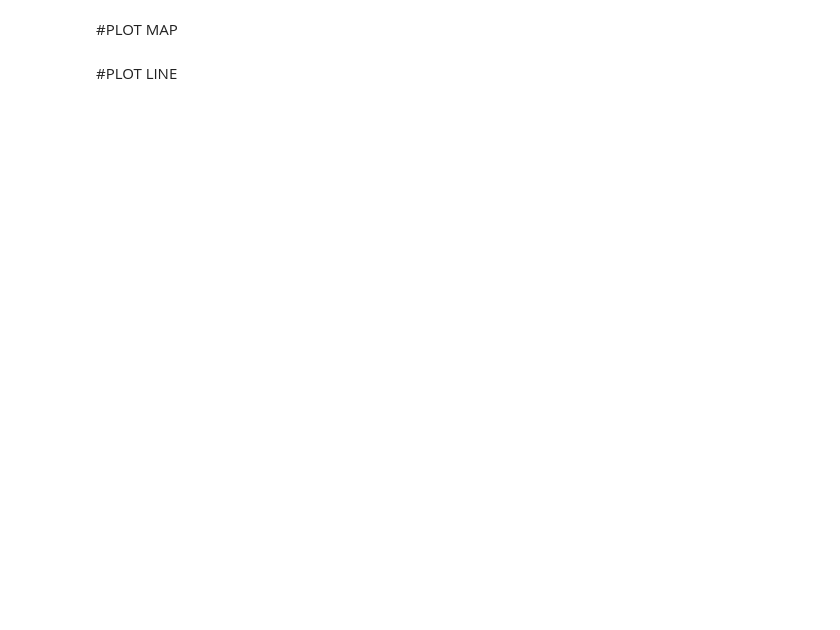
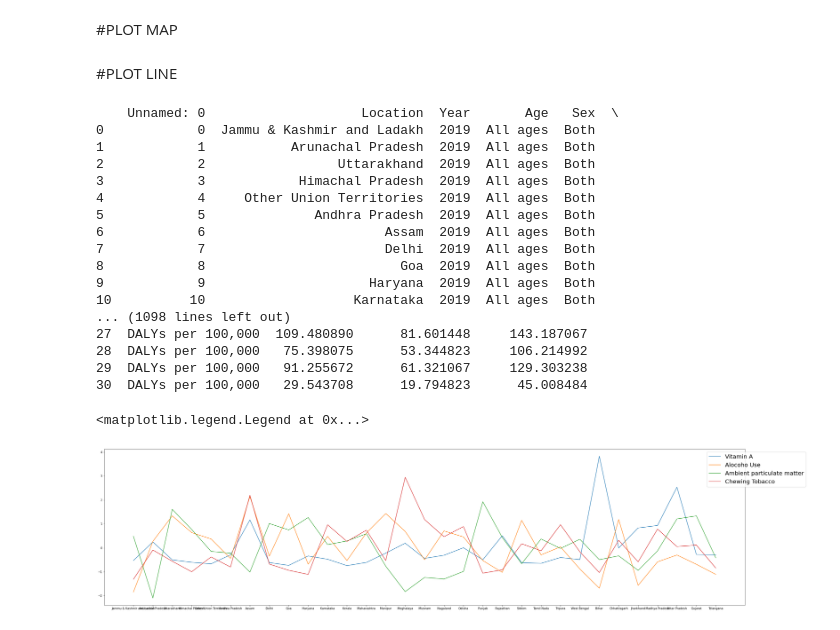
Before and after one commit to Amnx404/Health, a Jupyter notebook: MAP_GENERATOR.ipynb, the cells around one changed output. Saved outputs shown, nothing was run; the diff lists cells and outputs as text; code cells hidden in the pictures; blank space fills up the shorter version.

```diff
--- a/MAP_GENERATOR.ipynb
+++ b/MAP_GENERATOR.ipynb
@@ -104,6 +104,54 @@ for f in CSV_FILES:
     map_plot(map_print,india_states , MAP_PATH,splitf[-1].split('.')[0])
 # %% [markdown]
 #PLOT LINE
+# %%
+CSV_FILES = get_all_csv(DISEASE_RISK_PATH)
+csv_file = []
+for f in CSV_FILES:
+    csv_file.append(f)
+#print(csv_file)
+f = plt.figure()
+#plt.autoscale()
+for i in range(len(csv_file)-47):
+    x = pd.read_csv(csv_file[i-1])
+    df = pd.DataFrame(x)
+    print(df)
+    df['Value'].dropna()
+    print(df)
+    df['variance']=(df['Value']-df.mean()['Value'])/df.std()['Value']
+    #variance = df.var()['Value']
+    #Variance = df['Value'] - variance
+    '''df['Value']*'''
+    #df['variance'] = Variance
+    splitf = csv_file[i-1].split(os.path.sep)
+
+    #plt.legend(splitf[-1].split('.')[0])
+    plt.plot(df['Location'].tolist(), df['variance'].tolist(), label = splitf[-1].split('.')[0])
+    #art.Artist.set_label(csv_file)
+
+    f.set_figwidth(40)
+    f.set_figheight(10)
+plt.legend(loc='best', bbox_to_anchor=(.1, 0, 1, 1),fontsize = 20)
+# %% [output]
+    Unnamed: 0                    Location  Year       Age   Sex  \
+0            0  Jammu & Kashmir and Ladakh  2019  All ages  Both
+1            1           Arunachal Pradesh  2019  All ages  Both
+2            2                 Uttarakhand  2019  All ages  Both
+3            3            Himachal Pradesh  2019  All ages  Both
+4            4     Other Union Territories  2019  All ages  Both
+5            5              Andhra Pradesh  2019  All ages  Both
+6            6                       Assam  2019  All ages  Both
+7            7                       Delhi  2019  All ages  Both
+8            8                         Goa  2019  All ages  Both
+9            9                     Haryana  2019  All ages  Both
+10          10                   Karnataka  2019  All ages  Both
+... (1098 lines left out)
+27  DALYs per 100,000  109.480890      81.601448     143.187067
+28  DALYs per 100,000   75.398075      53.344823     106.214992
+29  DALYs per 100,000   91.255672      61.321067     129.303238
+30  DALYs per 100,000   29.543708      19.794823      45.008484
+<matplotlib.legend.Legend at 0x...>
+[figure, added]
 # %%
 CSV_FILES = get_all_csv(DISEASE_RISK_PATH)
 csv_file = []
```
Also changed, not shown: parts of 2 cells of this notebook, 7 other files.
